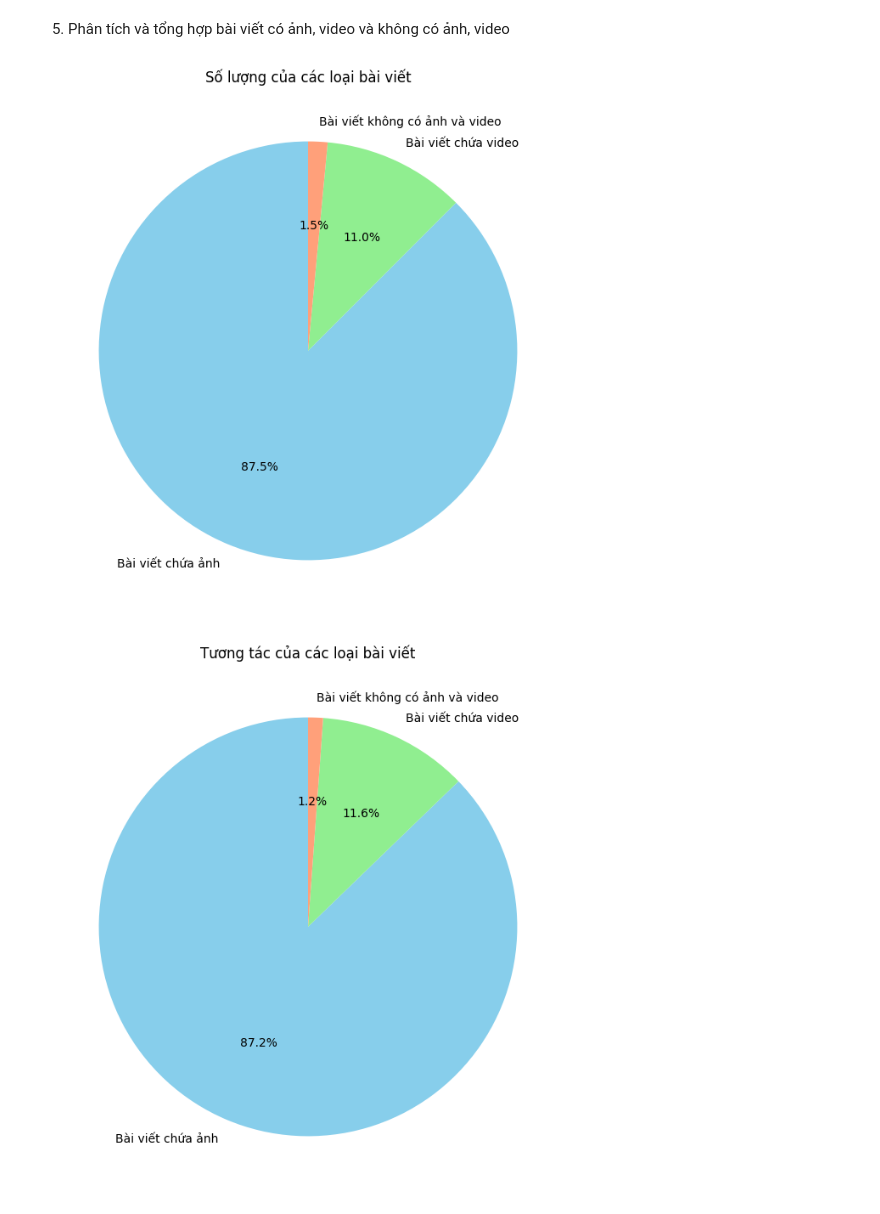
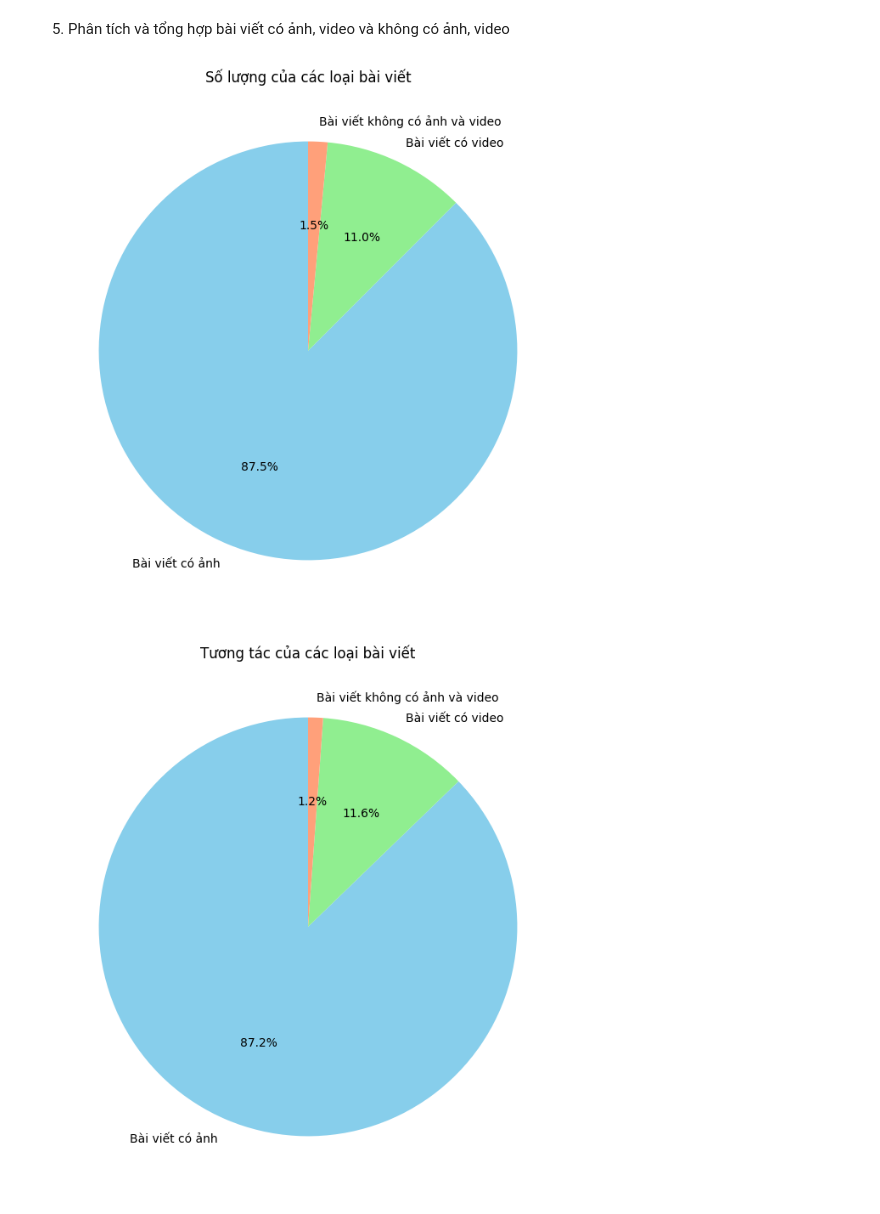
Before and after one commit to nhuyhoan004/Analyze-data-facebook, a Jupyter notebook: Analyze_data_post.ipynb, the cells around one changed output. Drawn from its saved outputs; the diff is of its cells as text; code cells hidden in the pictures.

```diff
--- a/Analyze_data_post.ipynb
+++ b/Analyze_data_post.ipynb
@@ -216,32 +216,32 @@ plt.show()
 # %%
 #image include
 image_post = df.loc[df['Has_image'] == True]
 video_post = df.loc[df['Has_video'] == True]
 Has_image_video_post = df.loc[(df['Has_video'] == True) & (df['Has_image'] == True) ]
 Not_image_video_post = df.loc[(df['Has_video'] ==False) & (df['Has_image'] == False) ]
 number_image_post = len(image_post)
 number_video_post = len(video_post)
 number_not_image_video_post = len(Not_image_video_post)
 number_counts = [number_image_post, number_video_post, number_not_image_video_post]
-labels = ['Bài viết chứa ảnh', 'Bài viết chứa video', 'Bài viết không có ảnh và video']
+labels = ['Bài viết có ảnh', 'Bài viết có video', 'Bài viết không có ảnh và video']
 plt.figure(figsize=(8, 8))
 plt.pie(number_counts, labels=labels, autopct='%1.1f%%', startangle=90, colors=['skyblue', 'lightgreen', 'lightsalmon'])
 plt.title('Số lượng của các loại bài viết')
 plt.show()
 # %% [output]
-[figure, old version]
+[figure, new version]
 # %%
 reactions_image_post = image_post['reaction_count'].sum()
 reactions_video_post = video_post['reaction_count'].sum()
 reactions_not_image_video_post = Not_image_video_post['reaction_count'].sum()
 reactions_counts = [reactions_image_post, reactions_video_post, reactions_not_image_video_post]
-labels = ['Bài viết chứa ảnh', 'Bài viết chứa video', 'Bài viết không có ảnh và video']
+labels = ['Bài viết có ảnh', 'Bài viết có video', 'Bài viết không có ảnh và video']
 plt.figure(figsize=(8, 8))
 plt.pie(reactions_counts, labels=labels, autopct='%1.1f%%', startangle=90, colors=['skyblue', 'lightgreen', 'lightsalmon'])
 plt.title('Tương tác của các loại bài viết')
 plt.show()
 # %% [output]
-[figure, old version]
+[figure, new version]
 # %%
 from sklearn.feature_extraction.text import CountVectorizer
 mean_list = [image_post['reaction_count'].mean(),  video_post['reaction_count'].mean(),  Not_image_video_post['reaction_count'].mean()]
```
Also changed, not shown: parts of 2 cells of this notebook, 5 other files.
